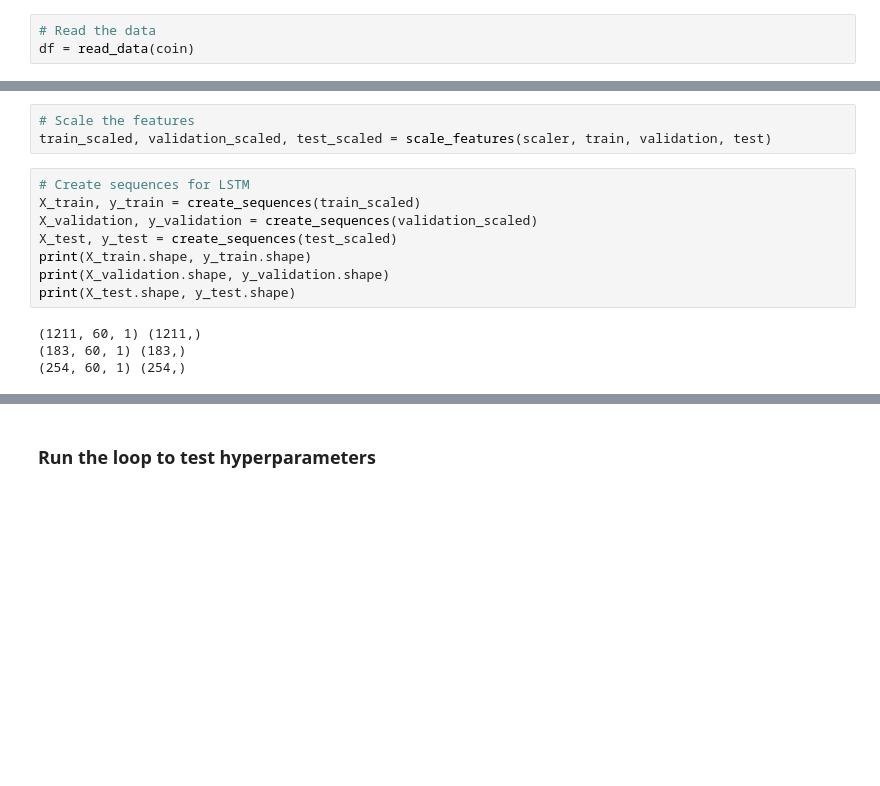
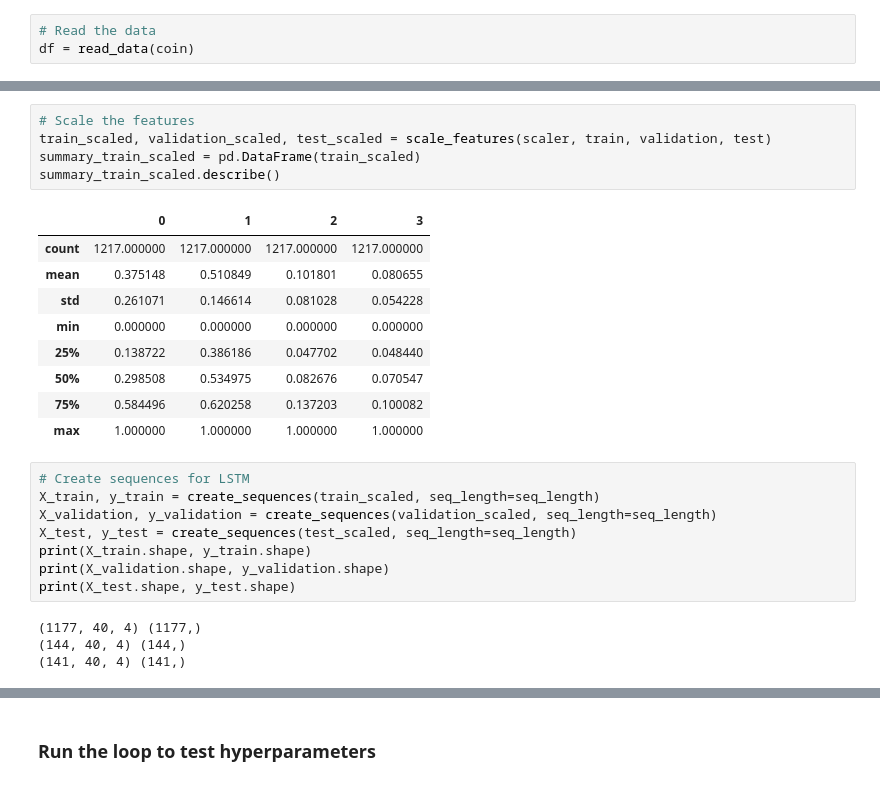
Before and after one commit to Aidasvenc/sentiment-analysis, a Jupyter notebook: GeneralLSTM.ipynb, the cells around one changed output, grey strips where cells are left out. Drawn from its saved outputs; the diff is of its cells as text; blank space fills up the shorter version.

```diff
--- a/GeneralLSTM.ipynb
+++ b/GeneralLSTM.ipynb
@@ -188,18 +200,30 @@ scaler = MinMaxScaler(feature_range=(0, 1))
 # %%
 # Scale the features
 train_scaled, validation_scaled, test_scaled = scale_features(scaler, train, validation, test)
+summary_train_scaled = pd.DataFrame(train_scaled)
+summary_train_scaled.describe()
+# %% [output]
+|  | 0 | 1 | 2 | 3 |
+| count | 1217.000000 | 1217.000000 | 1217.000000 | 1217.000000 |
+| mean | 0.375148 | 0.510849 | 0.101801 | 0.080655 |
+| std | 0.261071 | 0.146614 | 0.081028 | 0.054228 |
+| min | 0.000000 | 0.000000 | 0.000000 | 0.000000 |
+| 25% | 0.138722 | 0.386186 | 0.047702 | 0.048440 |
+| 50% | 0.298508 | 0.534975 | 0.082676 | 0.070547 |
+| 75% | 0.584496 | 0.620258 | 0.137203 | 0.100082 |
+| max | 1.000000 | 1.000000 | 1.000000 | 1.000000 |
 # %%
 # Create sequences for LSTM
-X_train, y_train = create_sequences(train_scaled)
-X_validation, y_validation = create_sequences(validation_scaled)
-X_test, y_test = create_sequences(test_scaled)
+X_train, y_train = create_sequences(train_scaled, seq_length=seq_length)
+X_validation, y_validation = create_sequences(validation_scaled, seq_length=seq_length)
+X_test, y_test = create_sequences(test_scaled, seq_length=seq_length)
 print(X_train.shape, y_train.shape)
 print(X_validation.shape, y_validation.shape)
 print(X_test.shape, y_test.shape)
 # %% [output]
-(1211, 60, 1) (1211,)
-(183, 60, 1) (183,)
-(254, 60, 1) (254,)
+(1177, 40, 4) (1177,)
+(144, 40, 4) (144,)
+(141, 40, 4) (141,)
 # %%
 # Reshape inputs for LSTM
 y_train = np.reshape(y_train, (-1, 1))
```
Also changed, not shown: parts of 15 cells of this notebook.
